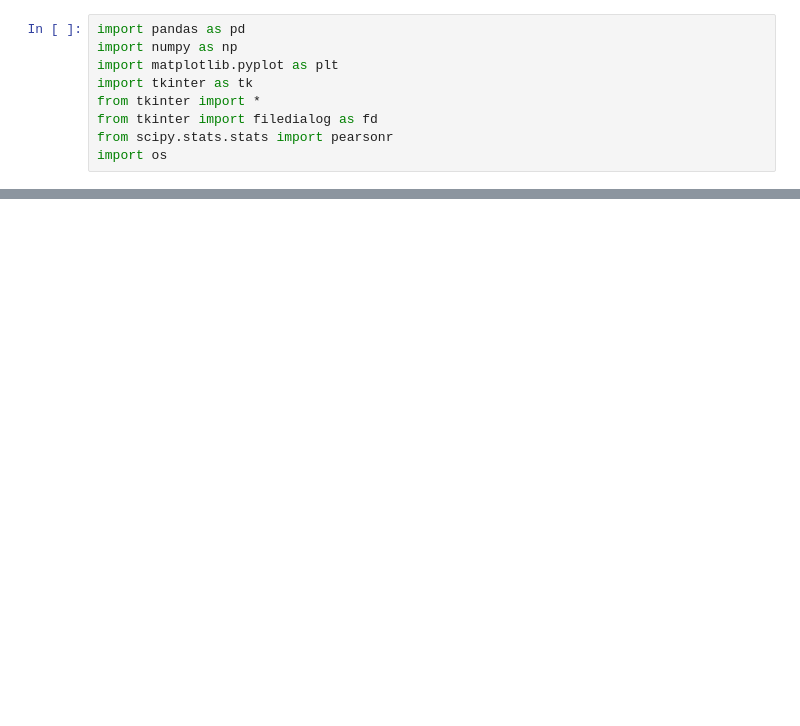
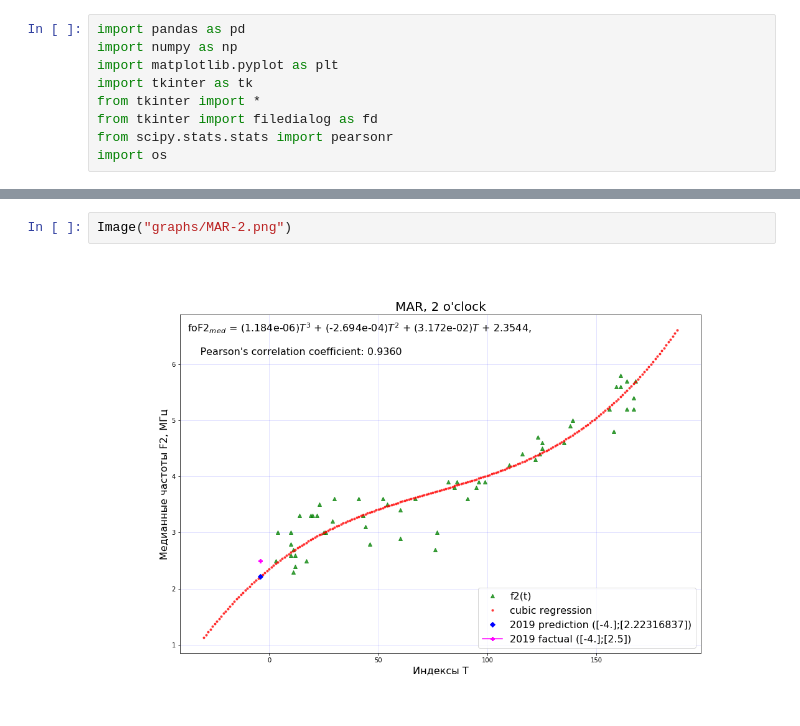
Before and after one commit to maratdzhan/dependencies-F2-from-indices-T, a Jupyter notebook: NoteBook_Version.ipynb, the cells around one changed output, grey strips where cells are left out. Saved outputs shown, nothing was run; the diff lists cells and outputs as text; blank space fills up the shorter version.

```diff
--- a/NoteBook_Version.ipynb
+++ b/NoteBook_Version.ipynb
@@ -303,0 +387,4 @@ root.mainloop()
+# %%
+Image("graphs/MAR-2.png")
+# %% [output]
+[figure, added]
```
Also changed, not shown: parts of 36 cells of this notebook, 6 other files.
